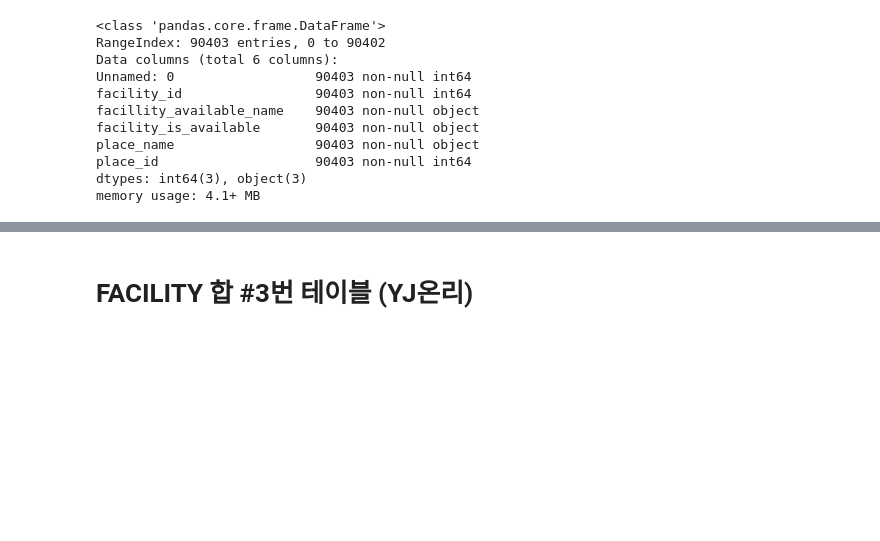
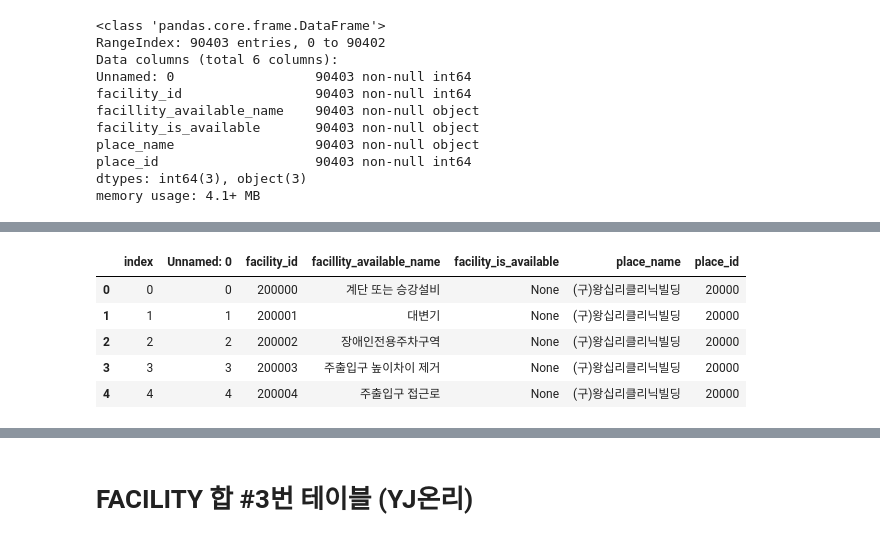
Before and after one commit to BigDataCampus/fresh, a Jupyter notebook: DataMakefile.ipynb, the cells around one changed output, grey strips where cells are left out. Saved outputs shown, nothing was run; the diff lists cells and outputs as text; code cells hidden in the pictures; blank space fills up the shorter version.

```diff
--- a/DataMakefile.ipynb
+++ b/DataMakefile.ipynb
@@ -415,0 +476,15 @@ memory usage: 4.1+ MB
+# %%
+hh = hj_place_facility_available.drop(index=49336)
+# %%
+hh = hh.drop(index=49335)
+# %%
+hh.reset_index(inplace=True)
+# %%
+hh.head()
+# %% [output]
+|  | index | Unnamed: 0 | facility_id | facillity_available_name | facility_is_available | place_name | place_id |
+| 0 | 0 | 0 | 200000 | 계단 또는 승강설비 | None | (구)왕십리클리닉빌딩 | 20000 |
+| 1 | 1 | 1 | 200001 | 대변기 | None | (구)왕십리클리닉빌딩 | 20000 |
+| 2 | 2 | 2 | 200002 | 장애인전용주차구역 | None | (구)왕십리클리닉빌딩 | 20000 |
+| 3 | 3 | 3 | 200003 | 주출입구 높이차이 제거 | None | (구)왕십리클리닉빌딩 | 20000 |
+| 4 | 4 | 4 | 200004 | 주출입구 접근로 | None | (구)왕십리클리닉빌딩 | 20000 |
```
Also changed, not shown: parts of 39 cells of this notebook, 2 other files.
